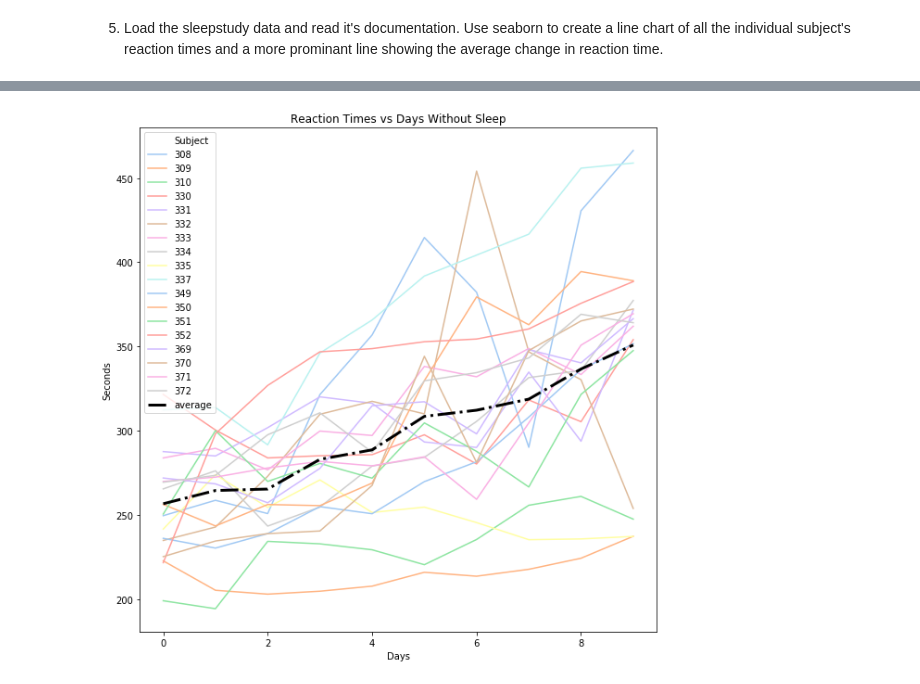
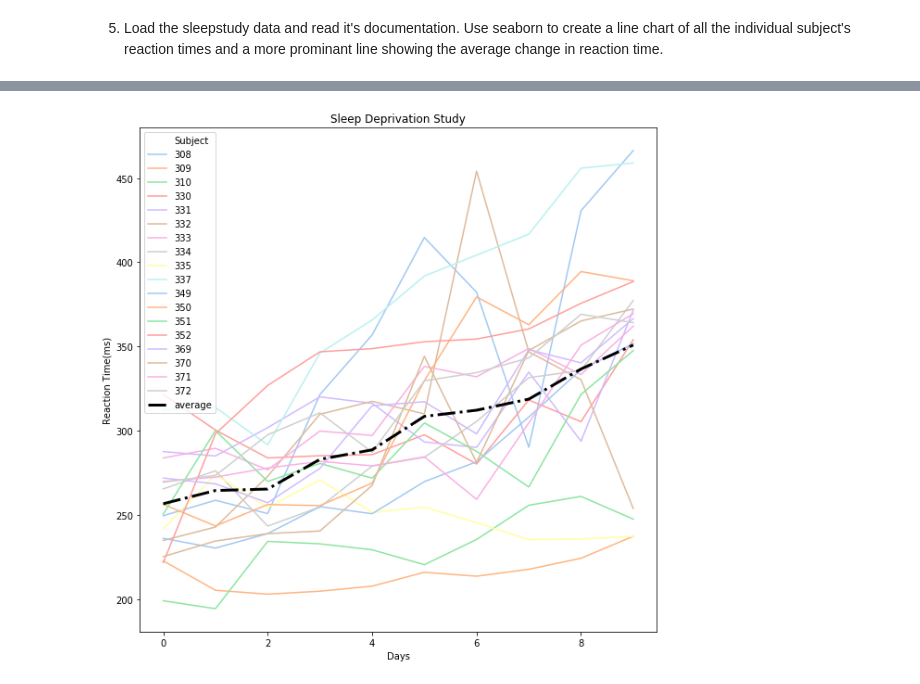
Before and after one commit to gilbert-noriega-ii/numpy-pandas-visualization-exercises, a Jupyter notebook: seaborn_exercises.ipynb, the cells around one changed output, grey strips where cells are left out. Drawn from its saved outputs; the diff is of its cells as text; code cells hidden in the pictures.

```diff
--- a/seaborn_exercises.ipynb
+++ b/seaborn_exercises.ipynb
@@ -242,10 +263,17 @@ avg_reaction_time = pd.DataFrame(sleep.groupby('Days').Reaction.agg('mean'))
 # %%
+#enlarging the size of the graph to better analyze the data
 plt.figure(figsize=(10, 10))
+#creating a line plot for the sleep data.
+#the palette will change the lines to pastel so they aren't so prominent
 sns.lineplot(x ='Days', y = 'Reaction', hue = 'Subject', data = sleep, palette = 'pastel')
+#adding the average line onto the plot with the line bolder and a different shade
+#give it a black color so it is much bolder than the rest then label it for the legend
 plt.plot(avg_reaction_time.index, avg_reaction_time.Reaction, linestyle = 'dashdot', linewidth = 3, c = 'black', label = 'average')
-plt.title('Reaction Times vs Days Without Sleep')
-plt.ylabel('Seconds')
+#give the graph and y-axis a title
+plt.title('Sleep Deprivation Study')
+plt.ylabel('Reaction Time(ms)')
+#show the legend
 plt.legend()
 plt.show()
 # %% [output]
-[figure, old version]
+[figure, new version]
```
Also changed, not shown: parts of 11 cells of this notebook.
